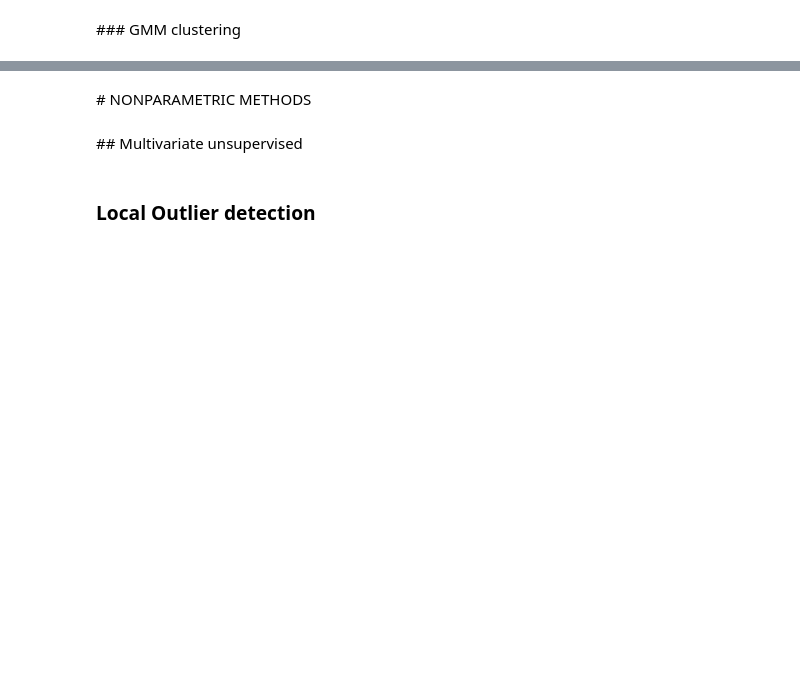
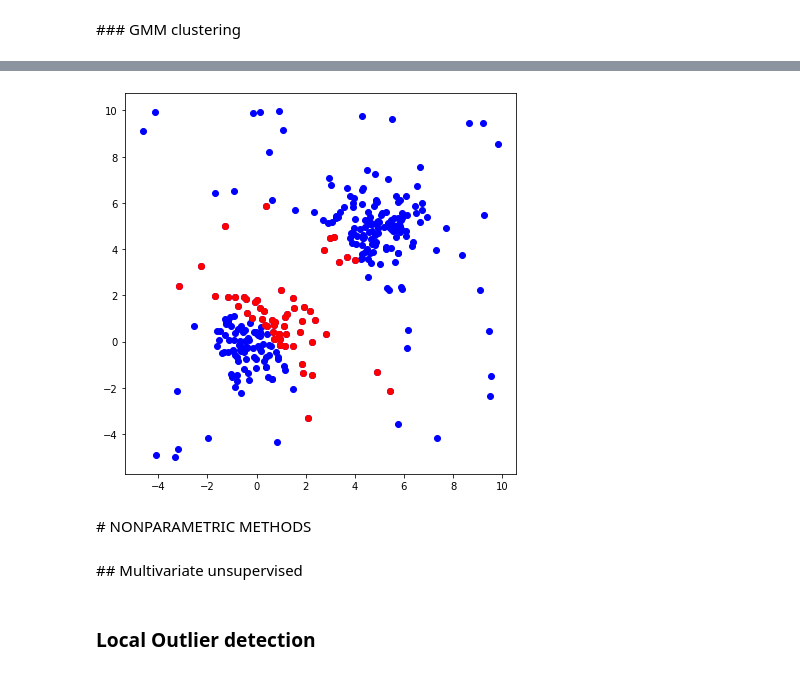
Before and after one commit to raulbenitez/OUTLIER_DETECTION, a Jupyter notebook: outlier_detection_methods.ipynb, the cells around one changed output, grey strips where cells are left out. Cells and saved outputs as stored; diff of their text form; code cells hidden in the pictures; blank space fills up the shorter version.

```diff
--- a/outlier_detection_methods.ipynb
+++ b/outlier_detection_methods.ipynb
@@ -403,0 +421,2 @@ plt.show()
+# %%
+prob = gmm.predict_proba(X)
@@ -404,3 +435,11 @@ plt.show()
+# %%
+plt.figure(figsize=(7,7))
+labels = gmm.fit_predict(X)
+plt.scatter(X[:, 0], X[:, 1], c='b')
+plt.scatter(X[ind_low, 0], X[ind_low, 1], c='r')
+plt.show()
+# %% [output]
+[figure, added]
 # %% [markdown]
 # NONPARAMETRIC METHODS
 # %% [markdown]
```
Also changed, not shown: parts of 6 cells of this notebook.
